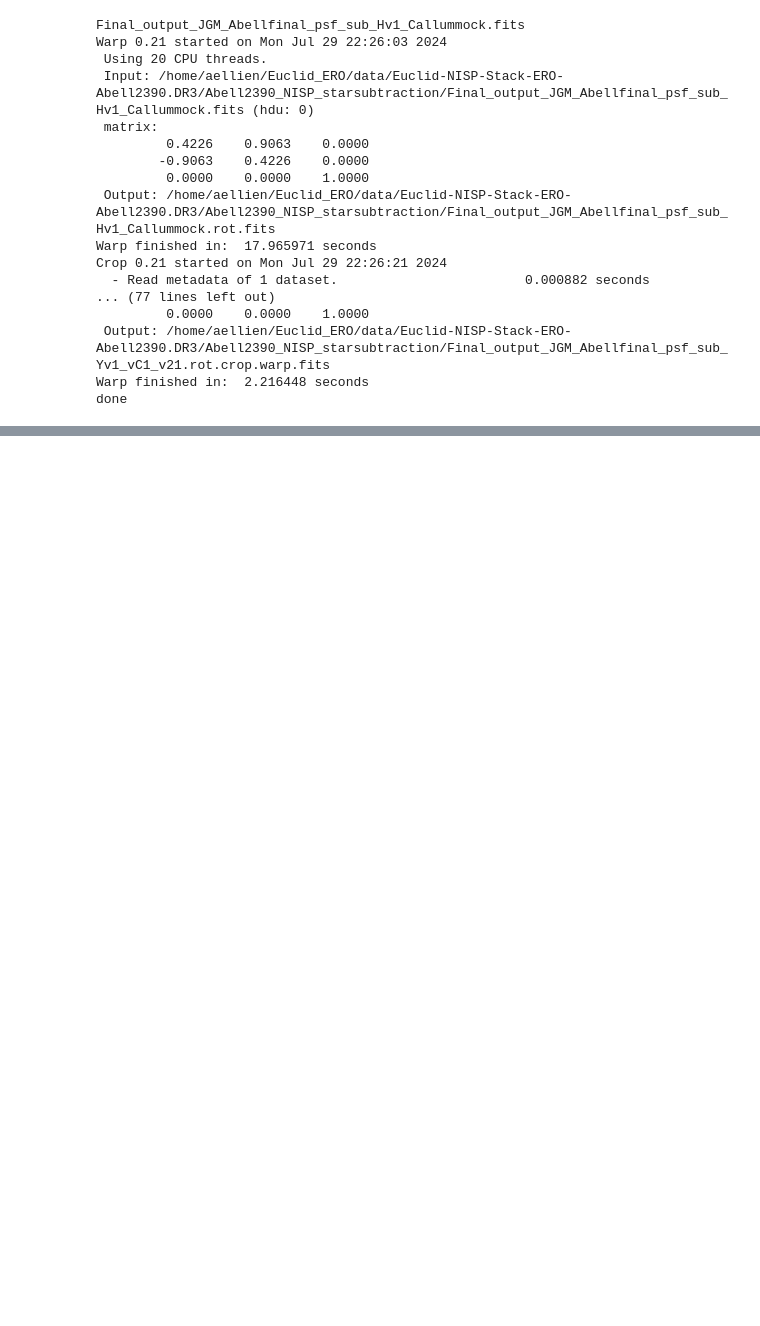
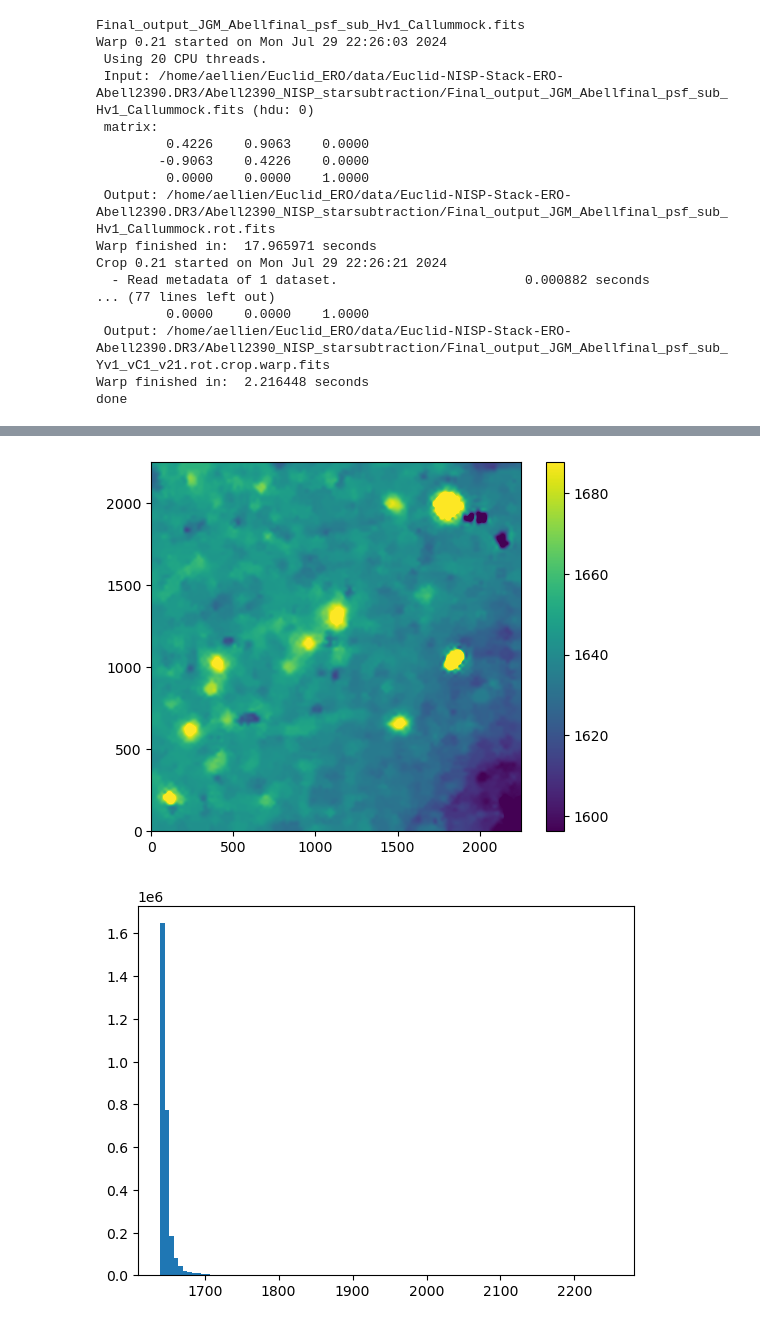
Before and after one commit to aellien/Euclid_ERO, a Jupyter notebook: cirrus_NISP_with_mocks.ipynb, the cells around one changed output, grey strips where cells are left out. Drawn from its saved outputs; the diff is of its cells as text; code cells hidden in the pictures; blank space fills up the shorter version.

```diff
--- a/cirrus_NISP_with_mocks.ipynb
+++ b/cirrus_NISP_with_mocks.ipynb
@@ -45,7 +51,7 @@ nfdl = [ {'infile':'Final_output_JGM_Abellfinal_psf_sub_Hv1_Callummock.fits', 'f
 for nfd in nfdl:
 
     print(nfd['infile'])
-    infile = os.path.join(path_data, nfd['infile'])
+    infile = os.path.join(path_sub_data, nfd['infile'])
     hdu = fits.open(infile)
     oim, header = hdu[0].data, hdu[0].header
 
@@ -86,0 +157,17 @@ done
+# %%
+cirim = cirim5+cirim6+cirim7
+derim = derim5+derim6+derim7
+# %%
+hdu = fits.open(os.path.join(path_data, 'Euclid-NISP-H-ERO-Abell2390-LSB.DR3.rot.crop.warp.input.fits'))
+oim, header = hdu[0].data, hdu[0].header
+noise_pixels, val_max = dawis.sample_noise(oim, n_sigmas = 3, bins = 300)
+hduo = fits.PrimaryHDU()
+hdu_oim = fits.ImageHDU(oim, header = header, name = 'ORIGINAL')
+hdu_cirim = fits.ImageHDU(cirim + val_max, header = header, name = 'CIRRUS')
+hdu_derim = fits.ImageHDU(derim, header = header, name = 'RMS')
+hdu_clean = fits.ImageHDU(oim - cirim, header = header, name = 'CLEANED')
+hdu_recim = fits.ImageHDU(recim, header = header, name = 'RECIM')
+hdu_res = fits.ImageHDU(oim - recim, header = header, name = 'RES')
+
+hdul = fits.HDUList([hduo, hdu_oim, hdu_clean, hdu_cirim, hdu_derim, hdu_recim, hdu_res])
+hdul.writeto(nfp + 'synth.cirrus_lvl5.fits', overwrite = True)
@@ -86,0 +176,34 @@ done
+# %%
+# rewrite input for 2nd pass
+for infile in glob.glob(os.path.join(path_wavelets, 'Final_output_JGM_Abellfinal_psf_sub_Hv1_vC1_v24.rot.crop.warp.input.synth.cirrus_lvl5.fits')):
+    hduo, hdu_oim, hdu_clean, hdu_cirim, hdu_derim, hdu_recim, hdu_res = fits.open(infile)
+    res = hdu_res.data
+    cirim = hdu_cirim.data
+    derim = hdu_derim.data
+    recim = hdu_recim.data
+
+    hdu = fits.open(os.path.join(path_data, 'Euclid-NISP-H-ERO-Abell2390-LSB.DR3.rot.crop.warp.input.fits'))
+    oim, header = hdu[0].data, hdu[0].header
+    noise_pixels, val_max = dawis.sample_noise(oim, n_sigmas = 3, bins = 300)
+
+    sigma_clip = SigmaClip(sigma = 3.0)
+    bkg_estimator = MedianBackground()
+    bkg = Background2D(res, (20, 20), filter_size=(3, 3), sigma_clip = sigma_clip, bkg_estimator=bkg_estimator)
+    plt.figure()
+    plt.imshow(bkg.background, origin = 'lower', norm = ImageNormalize( bkg.background, interval = ZScaleInterval(), stretch = LinearStretch() ) )#
+    plt.colorbar()
+    plt.show()
+
+    plt.figure()
+    plt.hist(bkg.background.flatten(), bins = 100, range = (1640, 2250))
+    plt.show()
+
+    hduo = fits.PrimaryHDU()
+    hdu_cirim = fits.ImageHDU(cirim + bkg.background - val_max, header = header, name = 'CIRRUS')
+    hdu_clean = fits.ImageHDU(oim - cirim + val_max - bkg.background, header = header, name = 'CLEANED')
+    hdu_recim = fits.ImageHDU(recim + bkg.background - val_max, header = header, name = 'RECIM')
+    hdu_res = fits.ImageHDU(oim - recim - bkg.background + val_max, header = header, name = 'RES')
+
+    hdul = fits.HDUList([hduo, hdu_oim, hdu_clean, hdu_cirim, hdu_recim, hdu_res])
+    hdul.writeto(os.path.join(path_wavelets, 'Euclid-NISP-H-ERO-Abell2390-LSB.DR3.rot.crop.warp.input.synth.cirrus_res_altpass2.fits'), overwrite = True)
+# %% [output]
@@ -86,0 +212,2 @@ done
+[figure, added]
+[figure, added]
```
Also changed, not shown: parts of 5 cells of this notebook, 1 other file.
